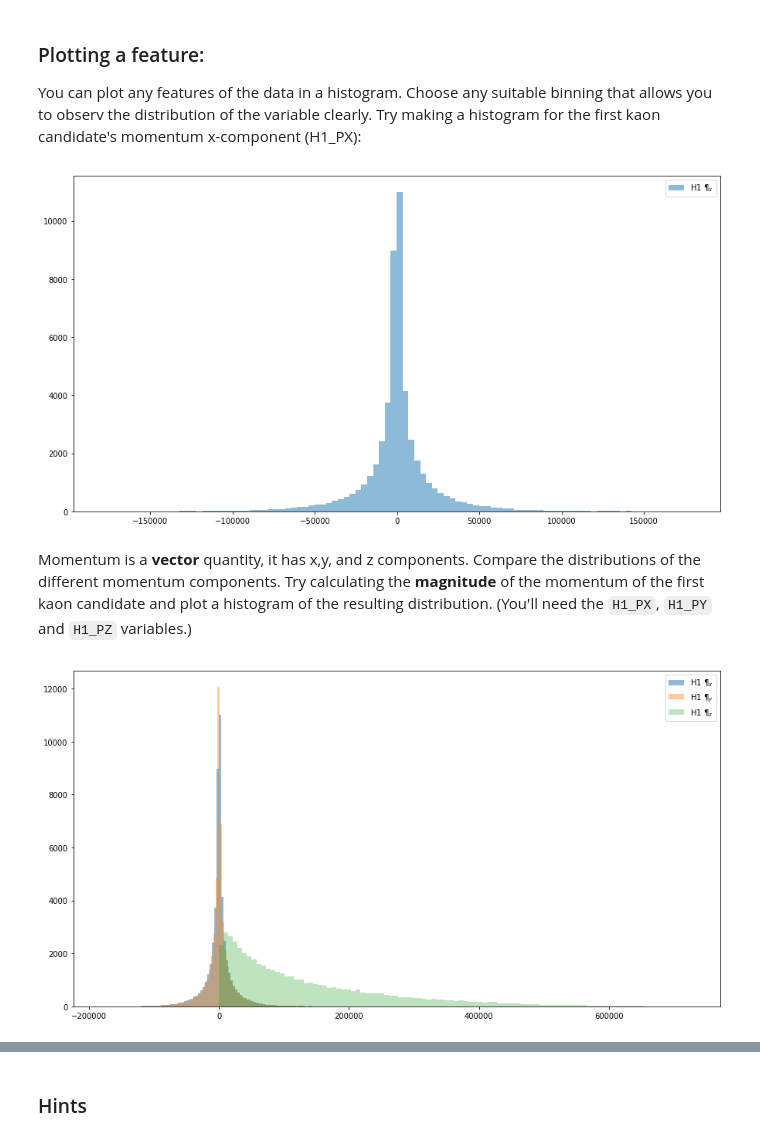
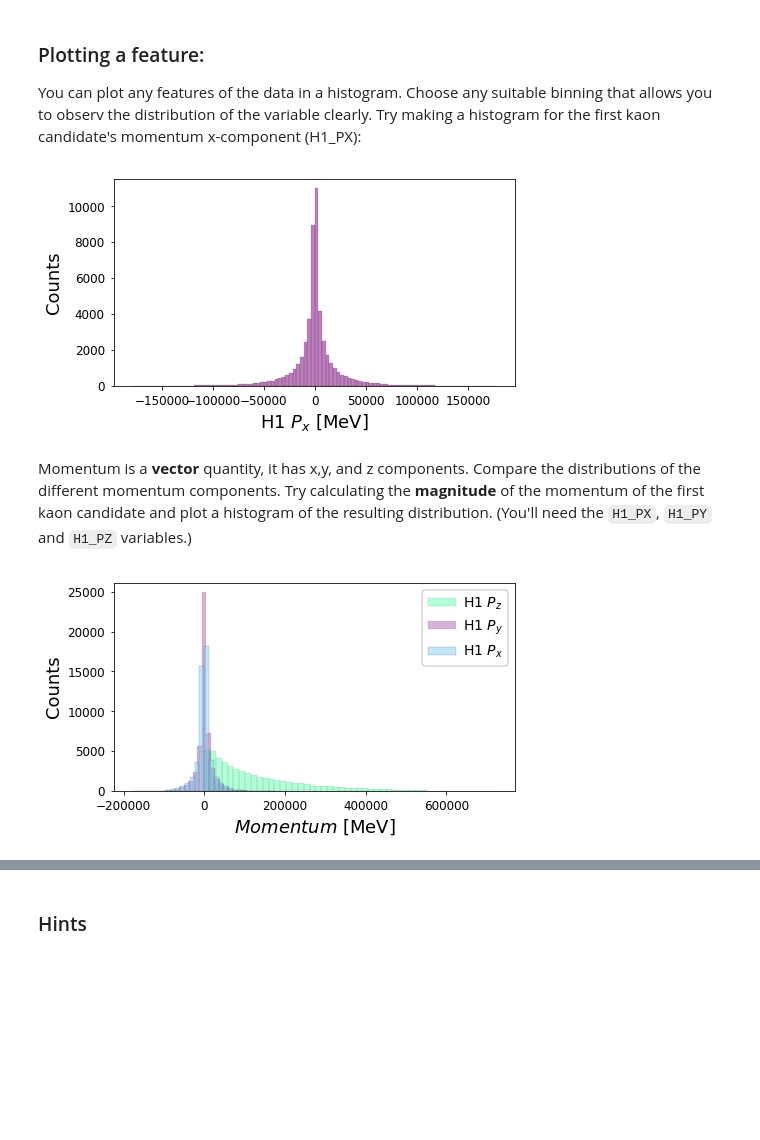
Before and after one commit to Fabiocufino/Advanced-Laboratory---TU-Dortmund, a Jupyter notebook: LHCb1/labcourse.ipynb, the cells around one changed output, grey strips where cells are left out. Cells and saved outputs as stored; diff of their text form; code cells hidden in the pictures; blank space fills up the shorter version.

```diff
--- a/LHCb1/labcourse.ipynb
+++ b/LHCb1/labcourse.ipynb
@@ -58,0 +59,33 @@ Populating the interactive namespace from numpy and matplotlib
+# %%
+plt.style.use('seaborn-paper')
+plt.rcParams["patch.force_edgecolor"] = True
+# increse font size numbers on the axes
+plt.rcParams.update({'xtick.labelsize': 12})
+plt.rcParams.update({'ytick.labelsize': 12})
+
+#figure size, the label are cutted when i save the figure
+plt.rcParams.update({'figure.figsize': (6, 4)})
+plt.rcParams.update({'font.size': 14})
+plt.rcParams.update({'legend.fontsize': 14})
+plt.rcParams.update({'legend.handlelength': 2})
+plt.rcParams.update({'legend.handleheight': 0.5})
+plt.rcParams.update({'legend.handletextpad': 0.5})
+plt.rcParams.update({'legend.labelspacing': 0.5})
+plt.rcParams.update({'legend.columnspacing': 1.0})
+plt.rcParams.update({'legend.edgecolor': 'black'})
+plt.rcParams.update({'legend.facecolor': 'inherit'})
+plt.rcParams.update({'legend.framealpha': 1})
+plt.rcParams.update({'legend.edgecolor': 'inherit'})
+plt.rcParams.update({'legend.shadow': False})
+plt.rcParams.update({'legend.frameon': True})
+plt.rcParams.update({'legend.fancybox': True})
+plt.rcParams.update({'legend.numpoints': 1})
+plt.rcParams.update({'legend.scatterpoints': 1})
+plt.rcParams.update({'legend.markerscale': 1.0})
+plt.rcParams.update({'legend.borderpad': 0.4})
+
+#increase size if the labels
+plt.rcParams.update({'axes.labelsize': 18})
+
+#increase the title size
+plt.rcParams.update({'axes.titlesize': 18})
@@ -102,12 +190,15 @@ sim_data.head()
 You can plot any features of the data in a histogram. Choose any suitable binning that allows you to observ the distribution of the variable clearly. Try making a histogram for the first kaon candidate's momentum x-component (H1_PX):
 # %%
 # make a histogram of the H1_PX variable here
-plt.figure(figsize=(15,8))
-plt.hist(sim_data['H1_PX'], bins = 100, label = 'H1 $\P_{x}$', alpha = 0.5)
-plt.legend()
+plt.figure(figsize=(7,4))
+plt.hist(sim_data['H1_PX'], bins = 100, alpha = 0.5, color = 'purple')
+plt.xlabel('H1 $P_{x}$ [MeV]')
+plt.ylabel('Counts')
+plt.tight_layout()
+plt.savefig('../Plots/h1_px.png')
 plt.show()
 # %% [output]
-[figure, old version]
+[figure, new version]
 # %% [markdown]
 Momentum is a **vector** quantity, it has x,y, and z components. Compare the distributions of the different momentum components.
 Try calculating the **magnitude** of the momentum of the first kaon candidate and plot a histogram of the resulting distribution. (You'll need the `H1_PX`, `H1_PY` and `H1_PZ` variables.)
@@ -114,13 +207,17 @@ Try calculating the **magnitude** of the momentum of the first kaon candidate an
 # %%
 # make a histogram of the H1_PX, H1_PY and H1_PZ variables here
-plt.figure(figsize=(15,8))
-plt.hist(sim_data['H1_PX'], bins = 100, label = 'H1 $\P_{x}$', alpha = 0.5)
-plt.hist(sim_data['H1_PY'], bins = 100, label = 'H1 $\P_{y}$', alpha = 0.4)
-plt.hist(sim_data['H1_PZ'], bins = 100, label = 'H1 $\P_{z}$', alpha = 0.3)
+plt.figure(figsize=(7,4))
+plt.hist(sim_data['H1_PZ'], bins = 50, label = 'H1 $P_{z}$', alpha = 0.3, color = g)
+plt.hist(sim_data['H1_PY'], bins = 30, label = 'H1 $P_{y}$', alpha = 0.3, color = p)
+plt.hist(sim_data['H1_PX'], bins = 30, label = 'H1 $P_{x}$', alpha = 0.5, color = b)
+plt.xlabel('$Momentum $ [MeV]')
+plt.ylabel('Counts')
+plt.tight_layout()
+plt.savefig('../Plots/h1_px_py_pz.png')
 plt.legend()
 plt.show()
 # %% [output]
-[figure, old version]
+[figure, new version]
 # %%
 # calculate a variable for the magnitude of the momentum of the first kaon
 sim_data['H1_P'] = np.sqrt(sim_data['H1_PX']**2 + sim_data['H1_PY']**2 + sim_data['H1_PZ']**2)
```
Also changed, not shown: parts of 70 cells of this notebook, 3 other files.
